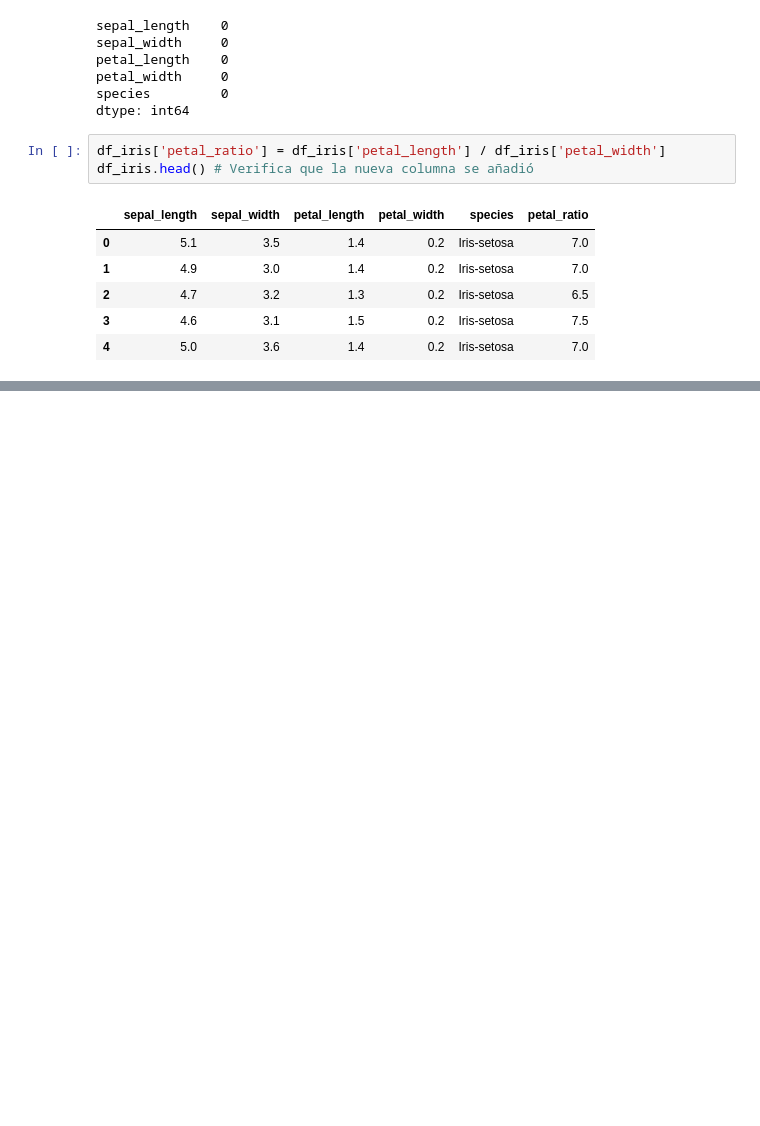
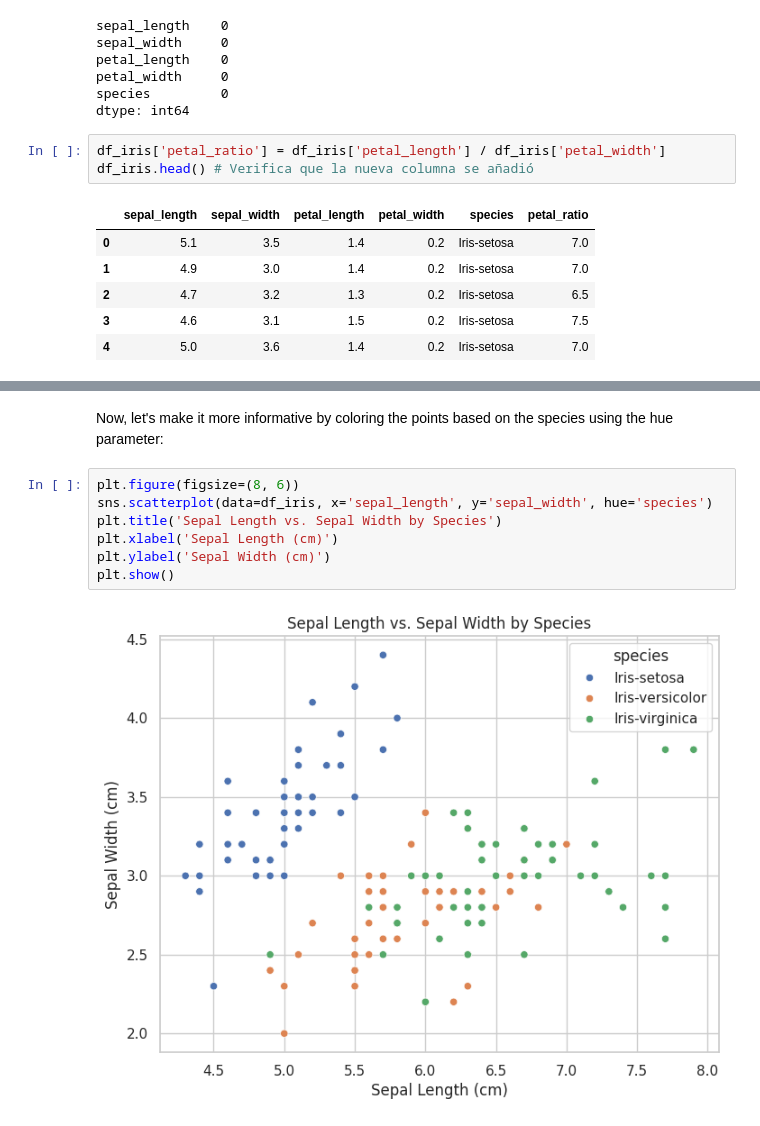
Before and after one commit to jeloerc/NumPyandPandas, a Jupyter notebook: analisis_inicial.ipynb, the cells around one changed output, grey strips where cells are left out. Drawn from its saved outputs; the diff is of its cells as text; blank space fills up the shorter version.

```diff
--- a/analisis_inicial.ipynb
+++ b/analisis_inicial.ipynb
@@ -192,0 +217,11 @@ df_iris.head() # Verifica que la nueva columna se añadió
+# %% [markdown]
+Now, let's make it more informative by coloring the points based on the species using the hue parameter:
+# %%
+plt.figure(figsize=(8, 6))
+sns.scatterplot(data=df_iris, x='sepal_length', y='sepal_width', hue='species')
+plt.title('Sepal Length vs. Sepal Width by Species')
+plt.xlabel('Sepal Length (cm)')
+plt.ylabel('Sepal Width (cm)')
+plt.show()
+# %% [output]
+[figure, added]
```
Also changed, not shown: parts of 19 cells of this notebook.
